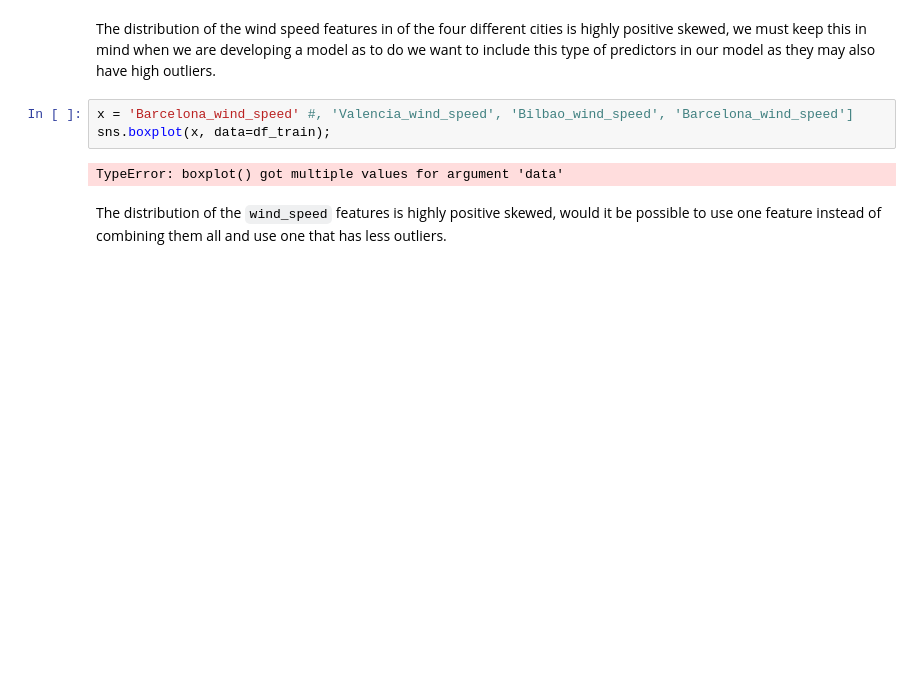
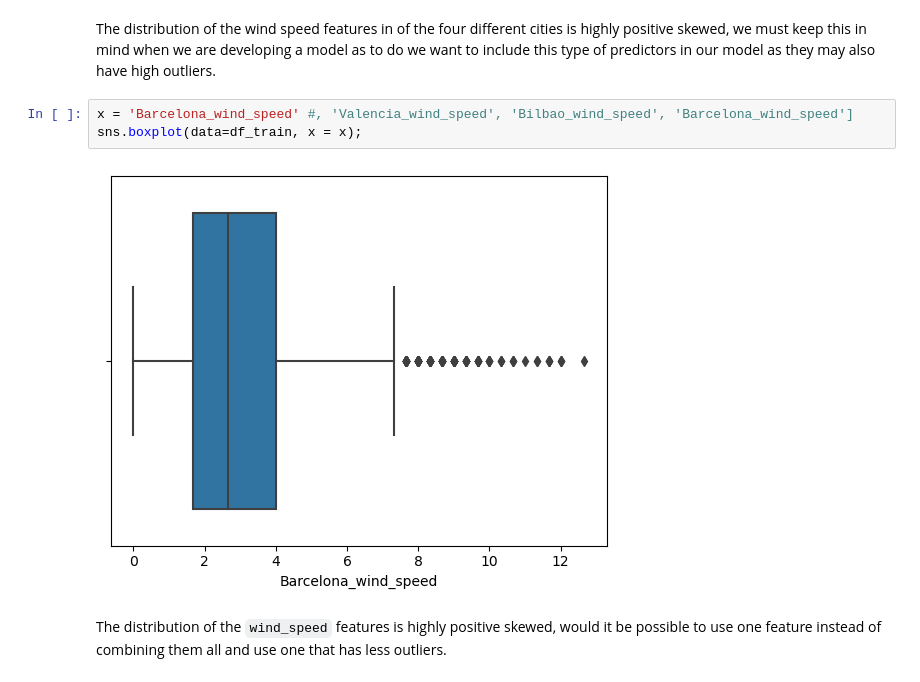
Before and after one commit to queen9921/advanced_regression, a Jupyter notebook: starter-notebook.ipynb, the cells around one changed output. Saved outputs shown, nothing was run; the diff lists cells and outputs as text; blank space fills up the shorter version.

```diff
--- a/starter-notebook.ipynb
+++ b/starter-notebook.ipynb
@@ -384,8 +384,8 @@ dtype: float64
 The distribution of the wind speed features in of the four different cities is highly positive skewed, we must keep this in mind when we are developing a model as to do we want to include this type of predictors in our model as they may also have high outliers.
 # %%
 x = 'Barcelona_wind_speed' #, 'Valencia_wind_speed', 'Bilbao_wind_speed', 'Barcelona_wind_speed']
-sns.boxplot(x, data=df_train);
+sns.boxplot(data=df_train, x = x);
 # %% [output]
-TypeError: boxplot() got multiple values for argument 'data'
+[figure, added]
 # %% [markdown]
 The distribution of the `wind_speed` features is highly positive skewed, would it be possible to use one feature instead of combining them all and use one that has less outliers.
```
Also changed, not shown: parts of 3 cells of this notebook.
